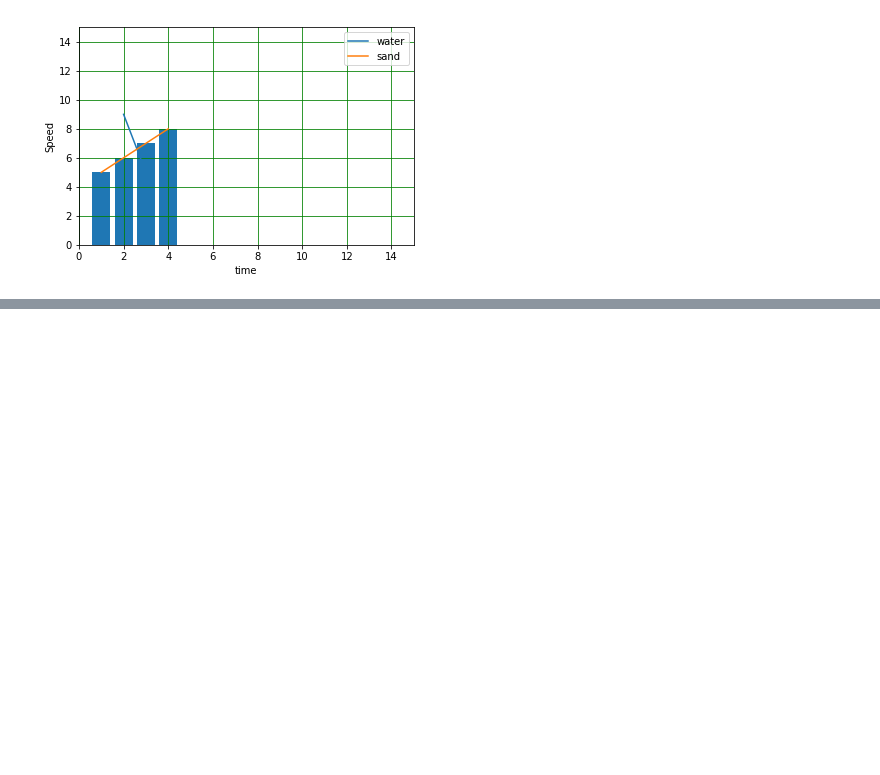
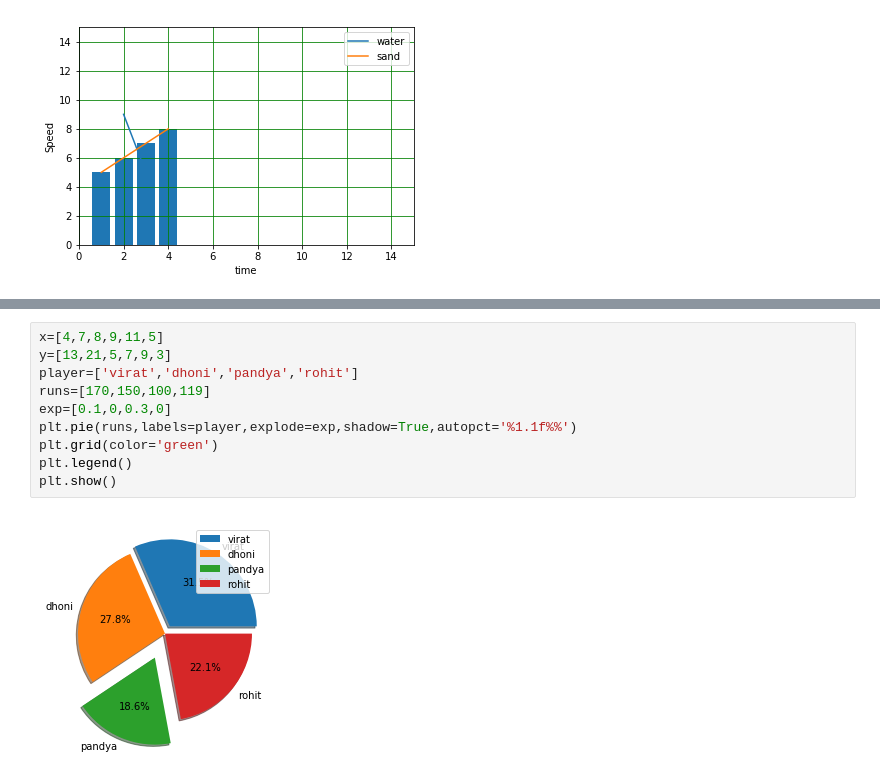
Before and after one commit to hitanshu319/machine-learning, a Jupyter notebook: visual.ipynb, the cells around one changed output, grey strips where cells are left out. Saved outputs shown, nothing was run; the diff lists cells and outputs as text; blank space fills up the shorter version.

```diff
--- a/visual.ipynb
+++ b/visual.ipynb
@@ -113,0 +127,12 @@ plt.show()
+# %%
+x=[4,7,8,9,11,5]
+y=[13,21,5,7,9,3]
+player=['virat','dhoni','pandya','rohit']
+runs=[170,150,100,119]
+exp=[0.1,0,0.3,0]
+plt.pie(runs,labels=player,explode=exp,shadow=True,autopct='%1.1f%%')
+plt.grid(color='green')
+plt.legend()
+plt.show()
+# %% [output]
+[figure, added]
```
Also changed, not shown: parts of 2 cells of this notebook.
